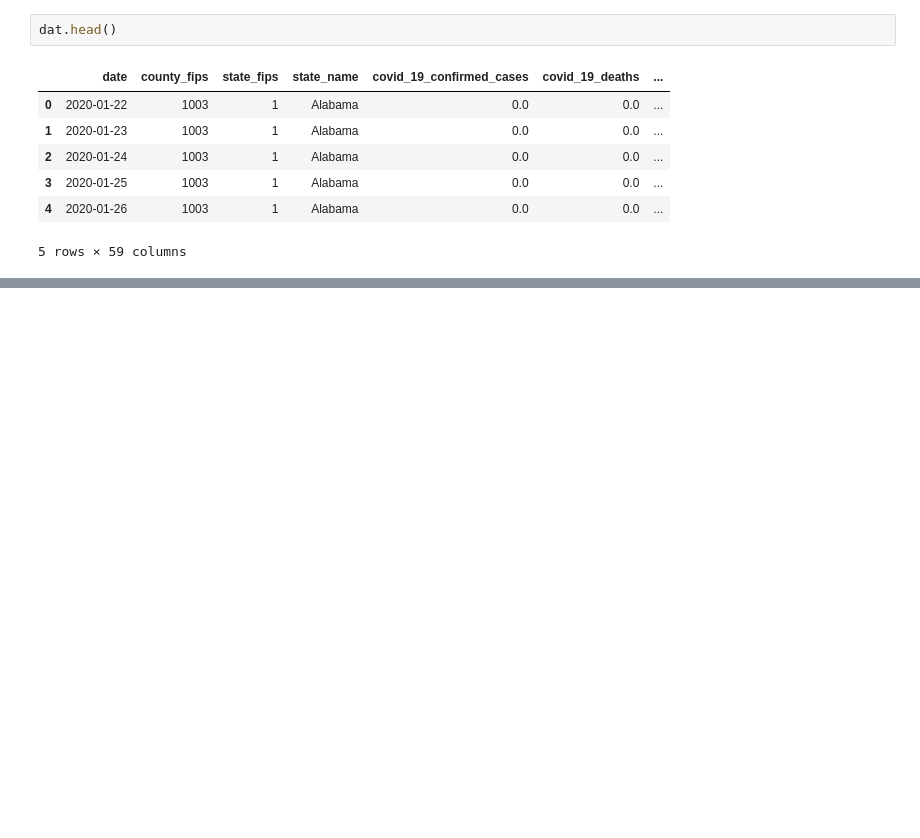
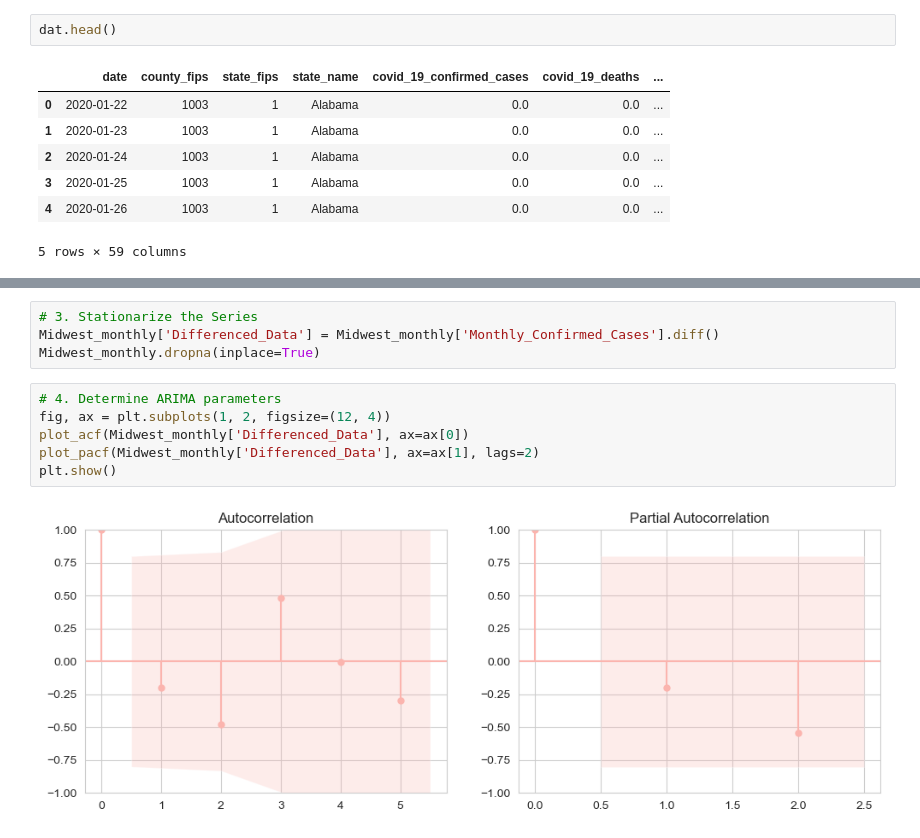
Before and after one commit to zshi719/LTV_DataSci_Capstone_Project, a Jupyter notebook: eda_vs.ipynb, the cells around one changed output, grey strips where cells are left out. Saved outputs shown, nothing was run; the diff lists cells and outputs as text; blank space fills up the shorter version.

```diff
--- a/eda_vs.ipynb
+++ b/eda_vs.ipynb
@@ -86,0 +208,12 @@ sns.scatterplot(dat, x = 'icu_beds_ratio', y='covid_19_confirmed_cases')
+# %%
+# 3. Stationarize the Series
+Midwest_monthly['Differenced_Data'] = Midwest_monthly['Monthly_Confirmed_Cases'].diff()
+Midwest_monthly.dropna(inplace=True)
+# %%
+# 4. Determine ARIMA parameters
+fig, ax = plt.subplots(1, 2, figsize=(12, 4))
+plot_acf(Midwest_monthly['Differenced_Data'], ax=ax[0])
+plot_pacf(Midwest_monthly['Differenced_Data'], ax=ax[1], lags=2)
+plt.show()
+# %% [output]
+[figure, added]
```
Also changed, not shown: parts of 24 cells of this notebook, 6 other files.
